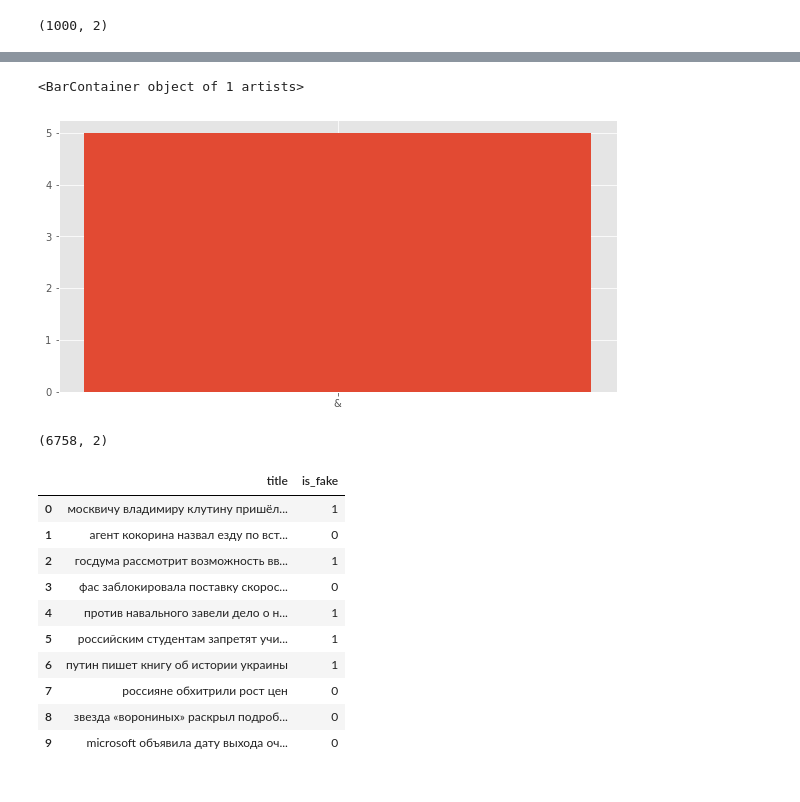
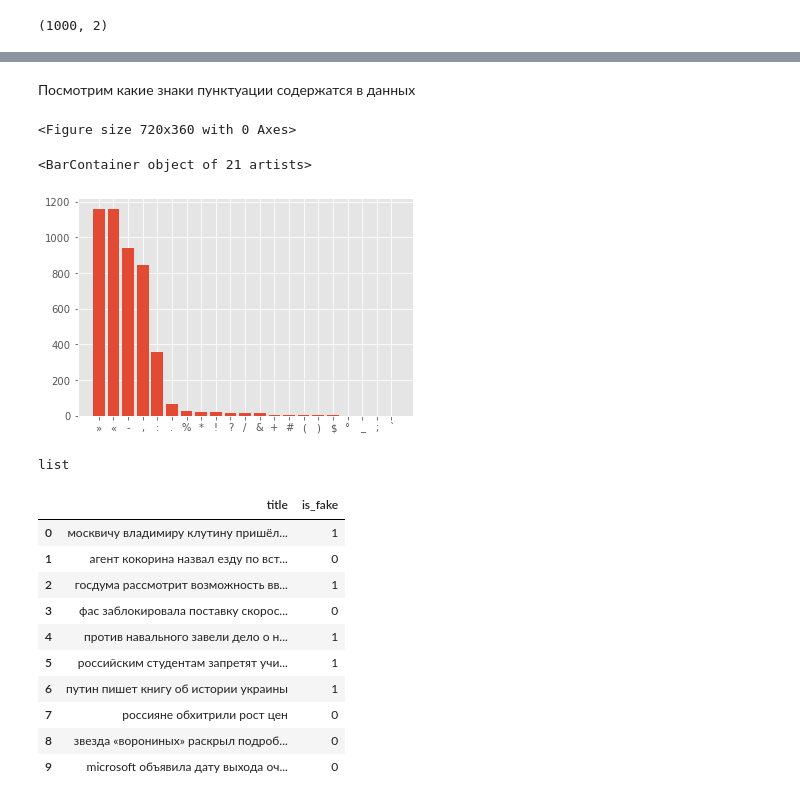
Before and after one commit to Hlestov/Fake-news-classifier, a Jupyter notebook: Notebook.ipynb, the cells around one changed output, grey strips where cells are left out. Cells and saved outputs as stored; diff of their text form; code cells hidden in the pictures.

```diff
--- a/Notebook.ipynb
+++ b/Notebook.ipynb
@@ -151,15 +159,16 @@ plt.bar(x,y)
+# %% [markdown]
+Посмотрим какие знаки пунктуации содержатся в данных
 # %%
 plt.figure(figsize=(10,5))
-corpus=create_corpus(0)
+corpus=create_corpus()
 
 dic=defaultdict(int)
-special = string.punctuation
-for i in (corpus):
-    if i in special:
-        dic[i]+=1
-
-x,y=zip(*dic.items())
-plt.bar(x,y)
+special = string.punctuation + "»" + '«'+ "°"
+for i in range(len(corpus)):
+    if corpus[i] in special:
+        dic[corpus[i]]+=1
+    for punkt in special:
+        if punkt in corpus[i]:
+            dic[punkt]+=1
 # %% [output]
-<BarContainer object of 1 artists>
+<Figure size 720x360 with 0 Axes>
-[figure, removed]
@@ -168,5 +175,12 @@ df = pd.concat([train,test])
-# %%
-df.shape
-# %% [output]
-(6758, 2)
+# %%
+top=sorted(dic.items(), key=lambda x:x[1],reverse=True)
+x,y=zip(*top)
+plt.bar(x,y)
+# %% [output]
+<BarContainer object of 21 artists>
+[figure, added]
+# %%
+type(corpus)
+# %% [output]
+list
 # %%
```
Also changed, not shown: parts of 26 cells of this notebook.
